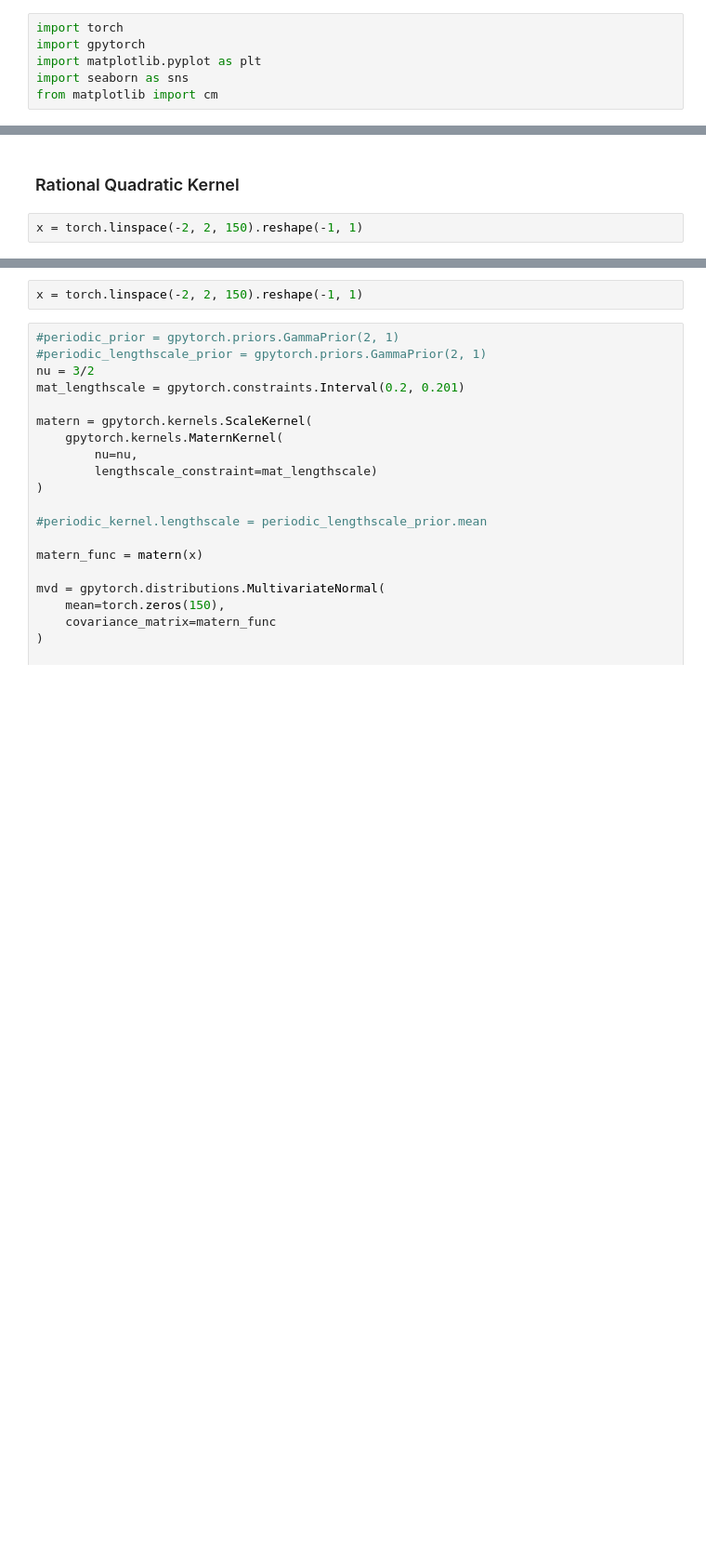
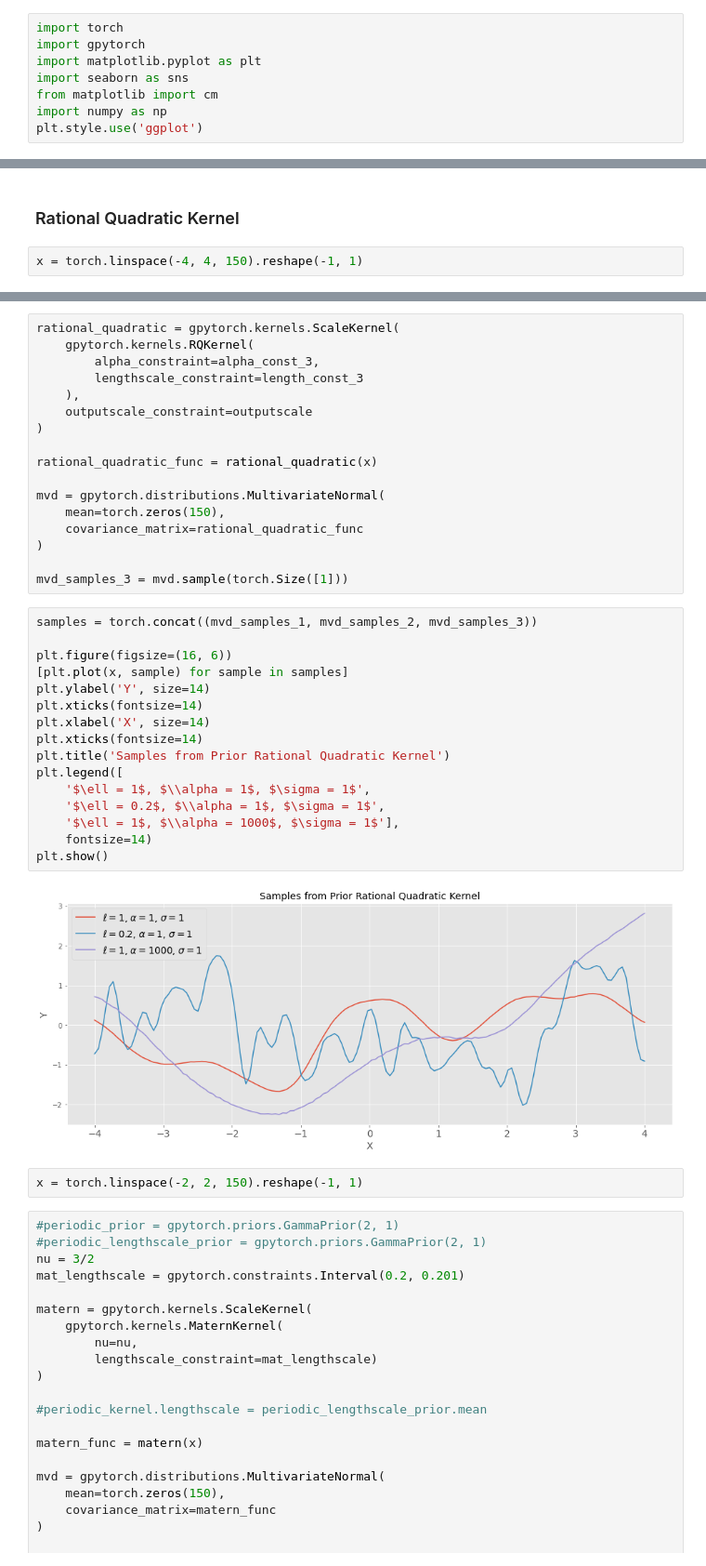
Before and after one commit to GStechschulte/energy-efficiency, a Jupyter notebook: models/gp_sample_prior_functions/sampling_prior_functions.ipynb, the cells around one changed output, grey strips where cells are left out. Shown at 93% size. Cells and saved outputs as stored; diff of their text form; blank space fills up the shorter version.

Commit message:
prior kernel function sampling visualizations

```diff
--- a/models/gp_sample_prior_functions/sampling_prior_functions.ipynb
+++ b/models/gp_sample_prior_functions/sampling_prior_functions.ipynb
@@ -4,6 +4,8 @@ import gpytorch
 import matplotlib.pyplot as plt
 import seaborn as sns
 from matplotlib import cm
+import numpy as np
+plt.style.use('ggplot')
 # %% [markdown]
 ## Individual Kernels
 # %% [markdown]
@@ -90,4 +187,4 @@ plt.show()
 # %% [markdown]
 ### Rational Quadratic Kernel
 # %%
-x = torch.linspace(-2, 2, 150).reshape(-1, 1)
+x = torch.linspace(-4, 4, 150).reshape(-1, 1)
@@ -126,3 +239,38 @@ plt.show()
+# %%
+rational_quadratic = gpytorch.kernels.ScaleKernel(
+    gpytorch.kernels.RQKernel(
+        alpha_constraint=alpha_const_3,
+        lengthscale_constraint=length_const_3
+    ),
+    outputscale_constraint=outputscale
+)
+
+rational_quadratic_func = rational_quadratic(x)
+
+mvd = gpytorch.distributions.MultivariateNormal(
+    mean=torch.zeros(150),
+    covariance_matrix=rational_quadratic_func
+)
+
+mvd_samples_3 = mvd.sample(torch.Size([1]))
+# %%
+samples = torch.concat((mvd_samples_1, mvd_samples_2, mvd_samples_3))
+
+plt.figure(figsize=(16, 6))
+[plt.plot(x, sample) for sample in samples]
+plt.ylabel('Y', size=14)
+plt.xticks(fontsize=14)
+plt.xlabel('X', size=14)
+plt.xticks(fontsize=14)
+plt.title('Samples from Prior Rational Quadratic Kernel')
+plt.legend([
+    '$\ell = 1$, $\\alpha = 1$, $\sigma = 1$',
+    '$\ell = 0.2$, $\\alpha = 1$, $\sigma = 1$',
+    '$\ell = 1$, $\\alpha = 1000$, $\sigma = 1$'],
+    fontsize=14)
+plt.show()
+# %% [output]
+[figure, added]
 # %%
 x = torch.linspace(-2, 2, 150).reshape(-1, 1)
 # %%
```
Also changed, not shown: parts of 21 cells of this notebook.
